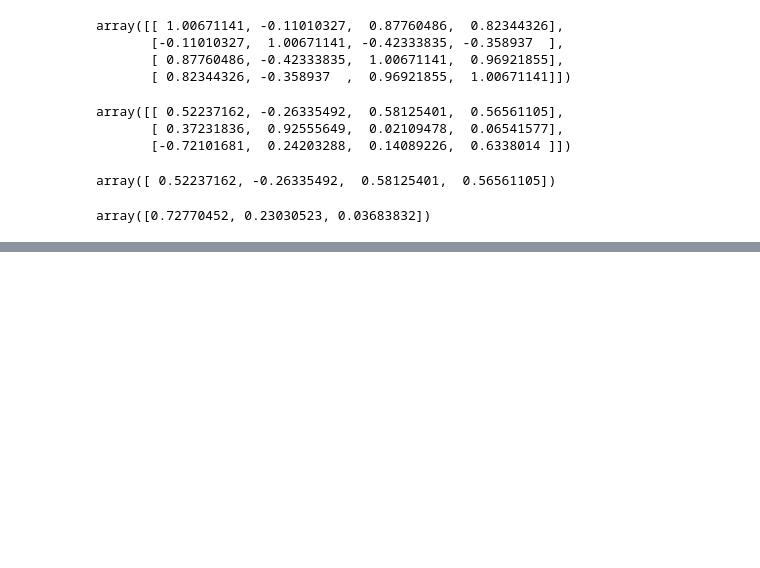
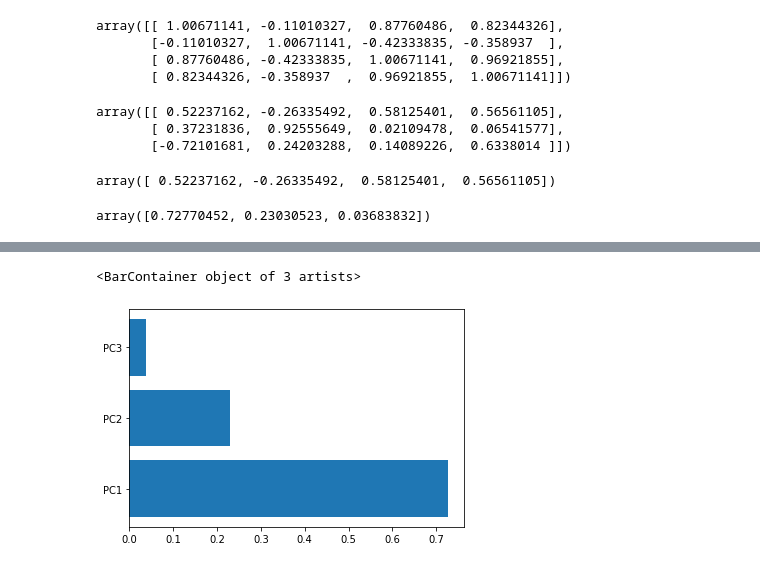
Before and after one commit to rktrojan/DataSciencePython, a Jupyter notebook: Notebooks/UnSupervised_Learning/PCA/PCA.ipynb, the cells around one changed output, grey strips where cells are left out. Cells and saved outputs as stored; diff of their text form; code cells hidden in the pictures; blank space fills up the shorter version.

```diff
--- a/Notebooks/UnSupervised_Learning/PCA/PCA.ipynb
+++ b/Notebooks/UnSupervised_Learning/PCA/PCA.ipynb
@@ -314,0 +357,5 @@ array([2.93035378, 0.92740362, 0.14834223])
+# %%
+plt.barh(["PC1","PC2","PC3"],pca.explained_variance_ratio_)
+# %% [output]
+<BarContainer object of 3 artists>
+[figure, added]
```
Also changed, not shown: parts of 9 cells of this notebook, 2 other files.
